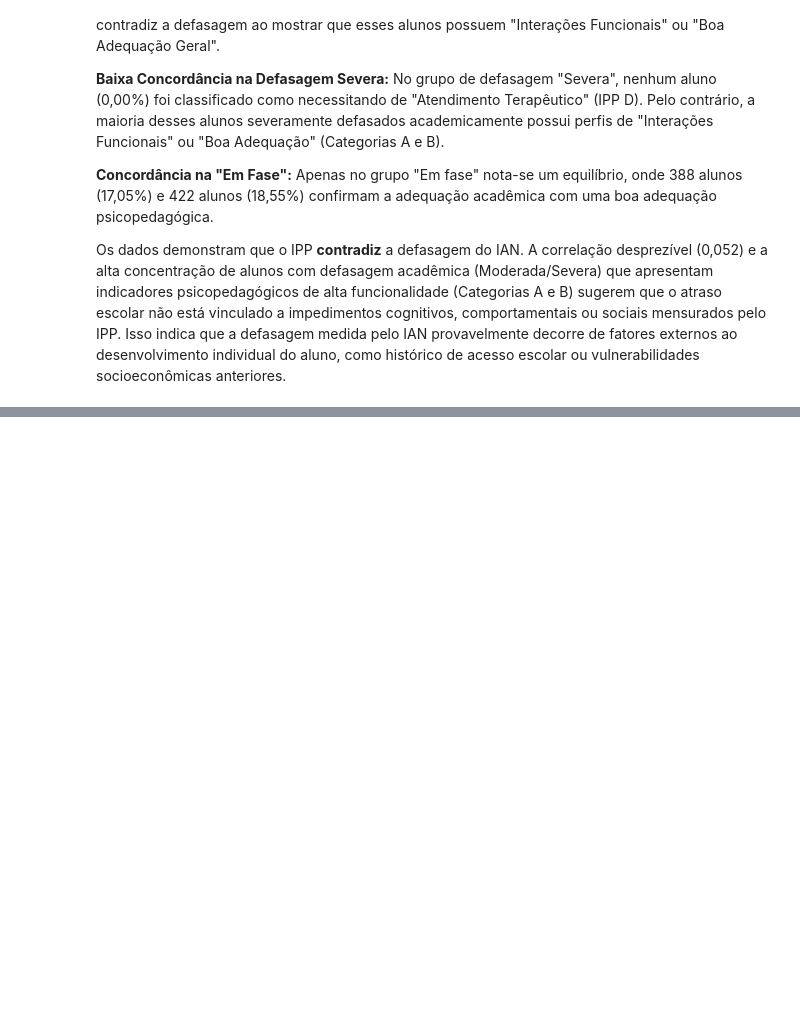
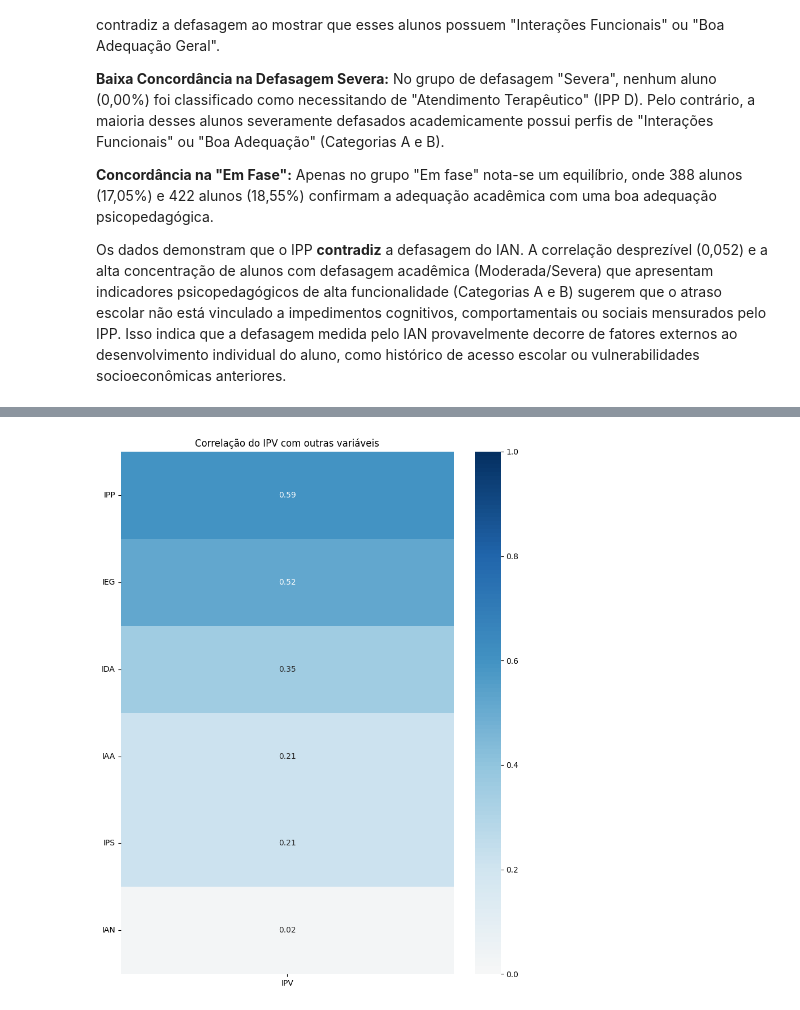
Before and after one commit to Guilhermecst/Datathon-Passos-Magicos, a Jupyter notebook: notebooks/AED_PEDE.ipynb, the cells around one changed output, grey strips where cells are left out. Saved outputs shown, nothing was run; the diff lists cells and outputs as text; code cells hidden in the pictures; blank space fills up the shorter version.

```diff
--- a/notebooks/AED_PEDE.ipynb
+++ b/notebooks/AED_PEDE.ipynb
@@ -637,0 +644,6 @@ Os dados demonstram que o IPP **contradiz** a defasagem do IAN. A correlação d
+# %%
+categoria_IPV = pd.concat([df['categoria_IPV_2020'], df['categoria_IPV_2021'], df['categoria_IPV_2022']])
+# %%
+df_indicadores = pd.concat([df_indicadores.reset_index(drop=True), categoria_IPV.reset_index(drop=True)], axis=1)
+# %%
+df_indicadores.rename(columns={0: 'CATEG_IPV'}, inplace=True)
@@ -637,0 +652,21 @@ Os dados demonstram que o IPP **contradiz** a defasagem do IAN. A correlação d
+# %%
+cols_numeric = df_indicadores.select_dtypes(include=['number']).columns
+
+corr_ipv = df_indicadores[cols_numeric].corr()['IPV'].sort_values(ascending=False)
+
+plt.figure(figsize=(8, 10))
+sns.heatmap(
+    corr_ipv.drop('IPV').to_frame(),
+    annot=True,
+    cmap='RdBu',
+    center=0,
+    fmt='.2f',
+    vmin=0.0,
+    vmax=1.0
+)
+plt.title('Correlação do IPV com outras variáveis')
+plt.yticks(rotation=0)
+plt.tight_layout()
+plt.show()
+# %% [output]
+[figure, added]
```
Also changed, not shown: parts of 13 cells of this notebook.
